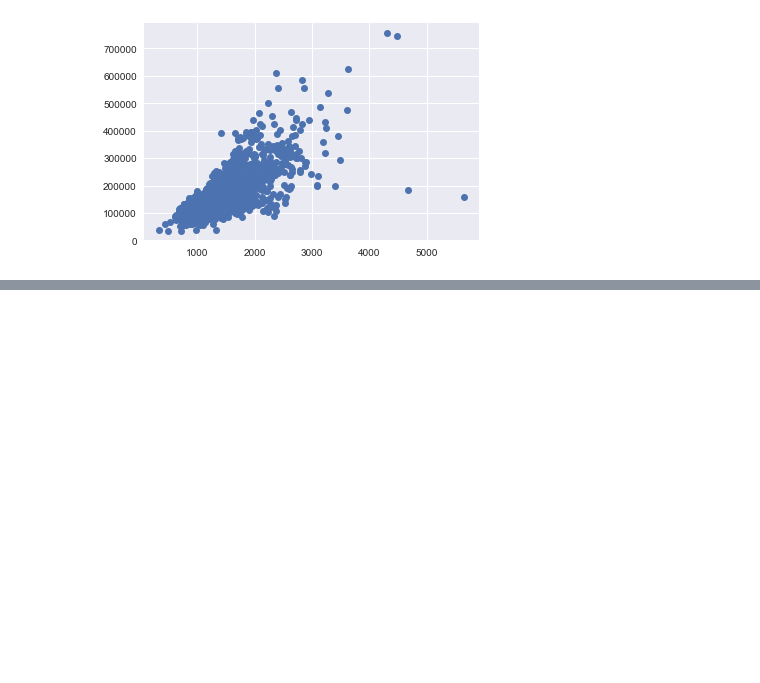
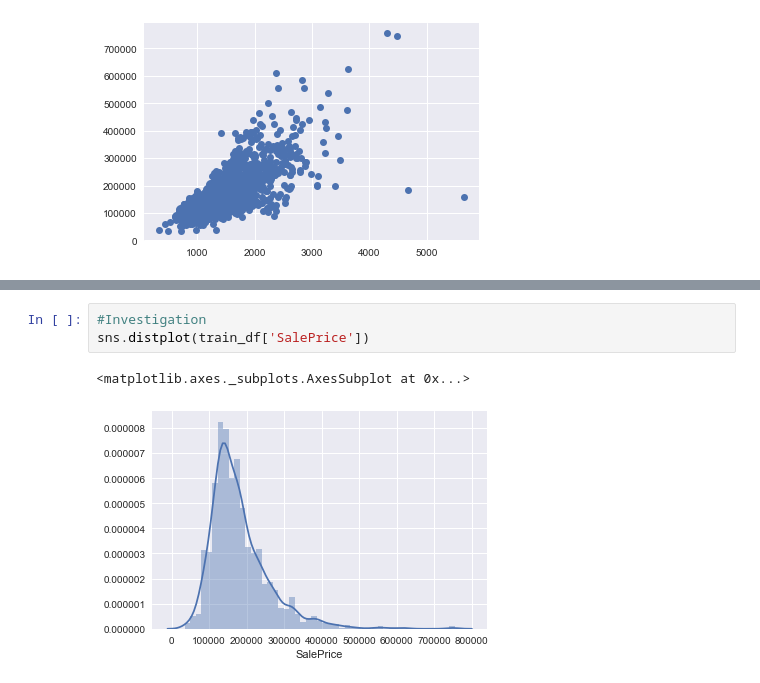
Before and after one commit to thayersadsit/Housing_Prices, a Jupyter notebook: Housing Prices.ipynb, the cells around one changed output, grey strips where cells are left out. Drawn from its saved outputs; the diff is of its cells as text; blank space fills up the shorter version.

```diff
--- a/Housing Prices.ipynb
+++ b/Housing Prices.ipynb
@@ -108,0 +189,6 @@ plt.plot(train_df['GrLivArea'],train_df['SalePrice'],'o')
+# %%
+#Investigation
+sns.distplot(train_df['SalePrice'])
+# %% [output]
+<matplotlib.axes._subplots.AxesSubplot at 0x...>
+[figure, added]
```
Also changed, not shown: parts of 11 cells of this notebook.
